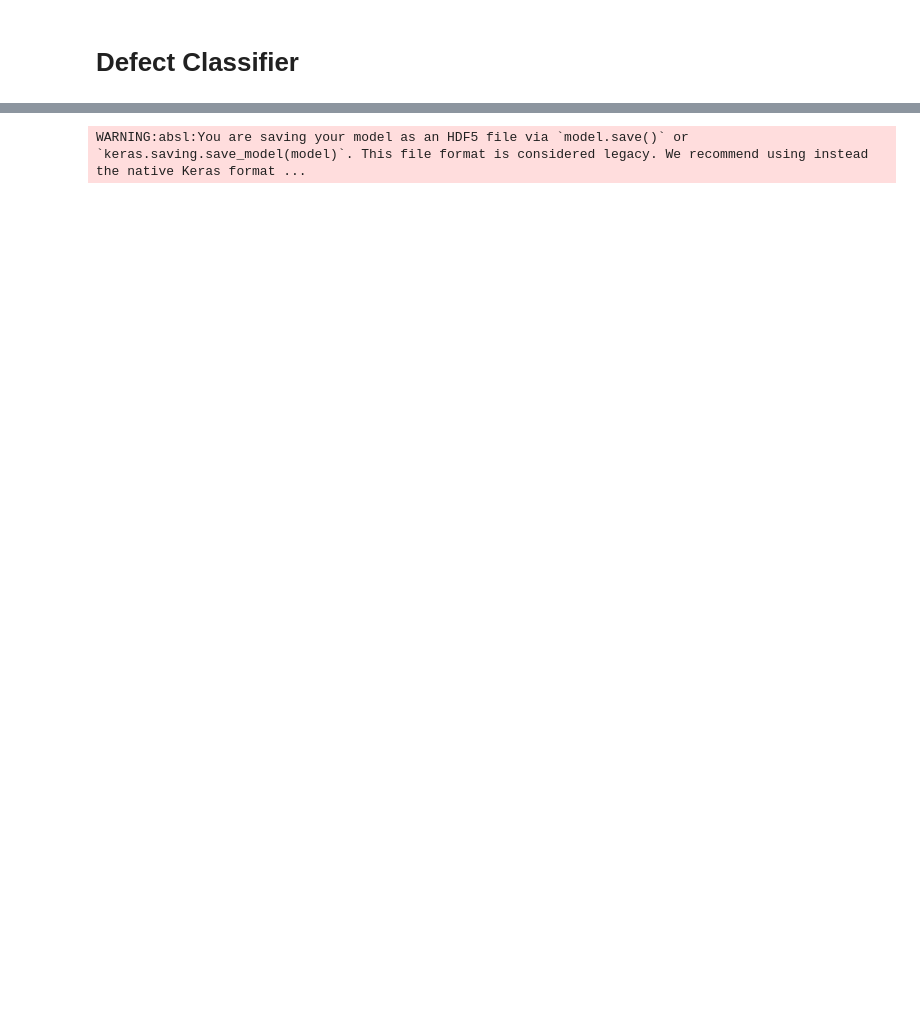
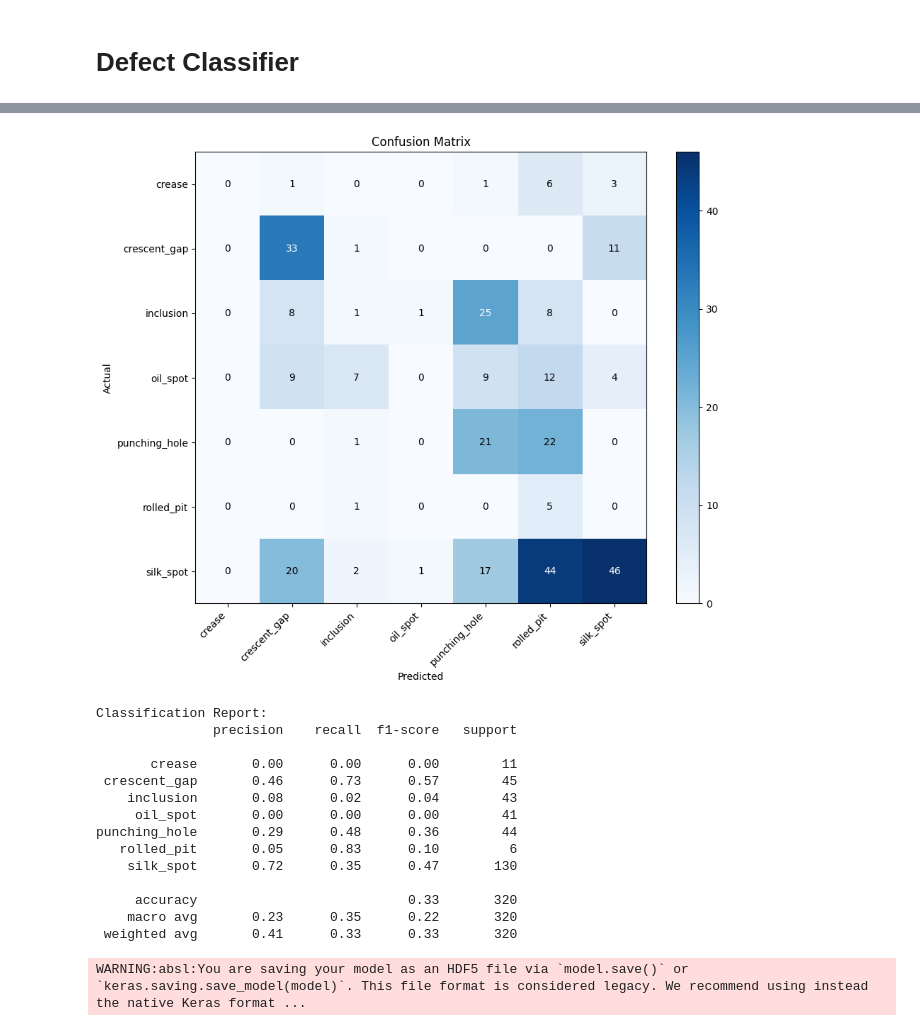
Before and after one commit to Seglats/D0022E, a Jupyter notebook: defect_classifier.ipynb, the cells around one changed output, grey strips where cells are left out. Cells and saved outputs as stored; diff of their text form; code cells hidden in the pictures; blank space fills up the shorter version.

```diff
--- a/defect_classifier.ipynb
+++ b/defect_classifier.ipynb
@@ -9,9 +9,16 @@ import cv2
 from sklearn.model_selection import train_test_split
 from sklearn.preprocessing import LabelEncoder
 from sklearn.utils.class_weight import compute_class_weight
+from sklearn.metrics import confusion_matrix, classification_report
+try:
+    import seaborn as sns
+    HAS_SEABORN = True
+except ImportError:
+    HAS_SEABORN = False
 import tensorflow as tf
 from tensorflow.keras import layers, models, utils
 from tensorflow.keras.preprocessing.image import ImageDataGenerator
+from tensorflow.keras.callbacks import EarlyStopping
 
 gpus = tf.config.list_physical_devices('GPU')
 if gpus:
@@ -163,3 +179,51 @@ Test Accuracy: 0.2375
+# %%
+# Confusion Matrix
+y_pred_probs = model.predict(X_test, verbose=0)
+y_pred = np.argmax(y_pred_probs, axis=1)
+y_true = np.argmax(y_test, axis=1)
+
+# Generate confusion matrix
+cm = confusion_matrix(y_true, y_pred)
+
+# Plot confusion matrix
+plt.figure(figsize=(10, 8))
+if HAS_SEABORN:
+    sns.heatmap(cm, annot=True, fmt='d', cmap='Blues',
+                xticklabels=label_encoder.classes_,
+                yticklabels=label_encoder.classes_)
+else:
+    im = plt.imshow(cm, interpolation='nearest', cmap='Blues')
+    plt.colorbar(im)
+    plt.xticks(range(len(label_encoder.classes_)), label_encoder.classes_, rotation=45, ha='right')
+    plt.yticks(range(len(label_encoder.classes_)), label_encoder.classes_)
+    for i in range(len(label_encoder.classes_)):
+        for j in range(len(label_encoder.classes_)):
+            plt.text(j, i, str(cm[i, j]), ha='center', va='center', color='black' if cm[i, j] < cm.max()/2 else 'white')
+plt.xlabel('Predicted')
+plt.ylabel('Actual')
+plt.title('Confusion Matrix')
+plt.tight_layout()
+plt.show()
+
+# Print classification report
+print("\nClassification Report:")
+print(classification_report(y_true, y_pred, target_names=label_encoder.classes_))
+# %% [output]
+[figure, added]
+Classification Report:
+               precision    recall  f1-score   support
+
+       crease       0.00      0.00      0.00        11
+ crescent_gap       0.46      0.73      0.57        45
+    inclusion       0.08      0.02      0.04        43
+     oil_spot       0.00      0.00      0.00        41
+punching_hole       0.29      0.48      0.36        44
+   rolled_pit       0.05      0.83      0.10         6
+    silk_spot       0.72      0.35      0.47       130
+
+     accuracy                           0.33       320
+    macro avg       0.23      0.35      0.22       320
+ weighted avg       0.41      0.33      0.33       320
 # %%
 model.save('defect_classifier_model.h5')
 with open('label_encoder.pkl', 'wb') as f:
```
Also changed, not shown: parts of 3 cells of this notebook, 1 other file.
